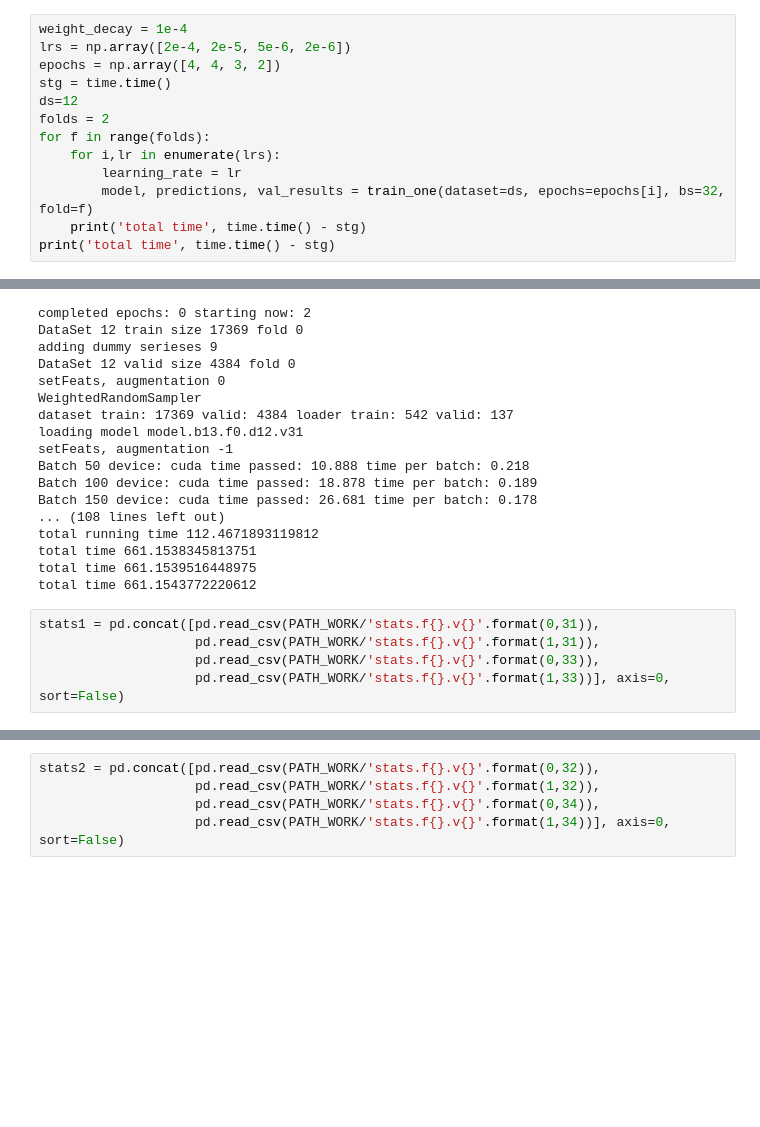
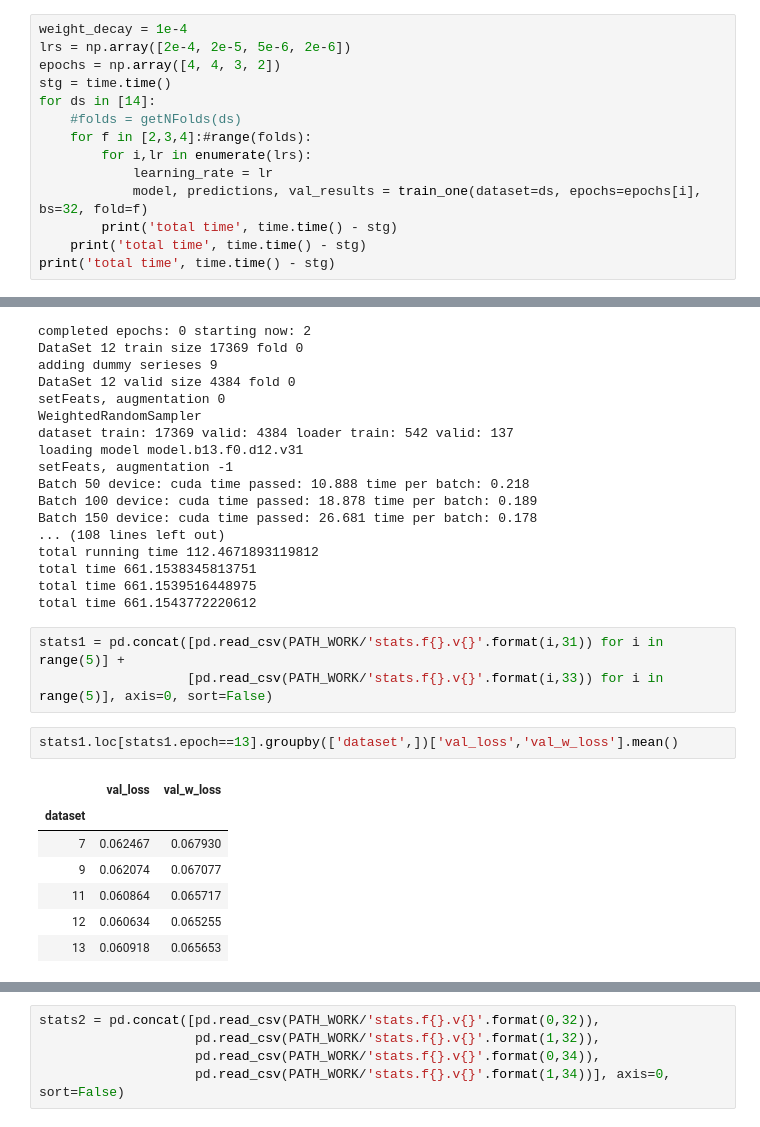
Before and after one commit to nosound2/RSNA-Hemorrhage, a Jupyter notebook: notebooks/Training.ipynb, the cells around one changed output, grey strips where cells are left out. Saved outputs shown, nothing was run; the diff lists cells and outputs as text; blank space fills up the shorter version.

```diff
--- a/notebooks/Training.ipynb
+++ b/notebooks/Training.ipynb
@@ -76,12 +98,13 @@ weight_decay = 1e-4
 lrs = np.array([2e-4, 2e-5, 5e-6, 2e-6])
 epochs = np.array([4, 4, 3, 2])
 stg = time.time()
-ds=12
-folds = 2
-for f in range(folds):
-    for i,lr in enumerate(lrs):
-        learning_rate = lr
-        model, predictions, val_results = train_one(dataset=ds, epochs=epochs[i], bs=32, fold=f)
+for ds in [14]:
+    #folds = getNFolds(ds)
+    for f in [2,3,4]:#range(folds):
+        for i,lr in enumerate(lrs):
+            learning_rate = lr
+            model, predictions, val_results = train_one(dataset=ds, epochs=epochs[i], bs=32, fold=f)
+        print('total time', time.time() - stg)
     print('total time', time.time() - stg)
 print('total time', time.time() - stg)
 # %% [output]
@@ -181,7 +210,15 @@ total time 661.1538345813751
 total time 661.1539516448975
 total time 661.1543772220612
 # %%
-stats1 = pd.concat([pd.read_csv(PATH_WORK/'stats.f{}.v{}'.format(0,31)),
-                    pd.read_csv(PATH_WORK/'stats.f{}.v{}'.format(1,31)),
-                    pd.read_csv(PATH_WORK/'stats.f{}.v{}'.format(0,33)),
-                    pd.read_csv(PATH_WORK/'stats.f{}.v{}'.format(1,33))], axis=0, sort=False)
+stats1 = pd.concat([pd.read_csv(PATH_WORK/'stats.f{}.v{}'.format(i,31)) for i in range(5)] +
+                   [pd.read_csv(PATH_WORK/'stats.f{}.v{}'.format(i,33)) for i in range(5)], axis=0, sort=False)
+# %%
+stats1.loc[stats1.epoch==13].groupby(['dataset',])['val_loss','val_w_loss'].mean()
+# %% [output]
+|  | val_loss | val_w_loss |
+| dataset |  |  |
+| 7 | 0.062467 | 0.067930 |
+| 9 | 0.062074 | 0.067077 |
+| 11 | 0.060864 | 0.065717 |
+| 12 | 0.060634 | 0.065255 |
+| 13 | 0.060918 | 0.065653 |
```
Also changed, not shown: parts of 18 cells of this notebook, 2 other files.
